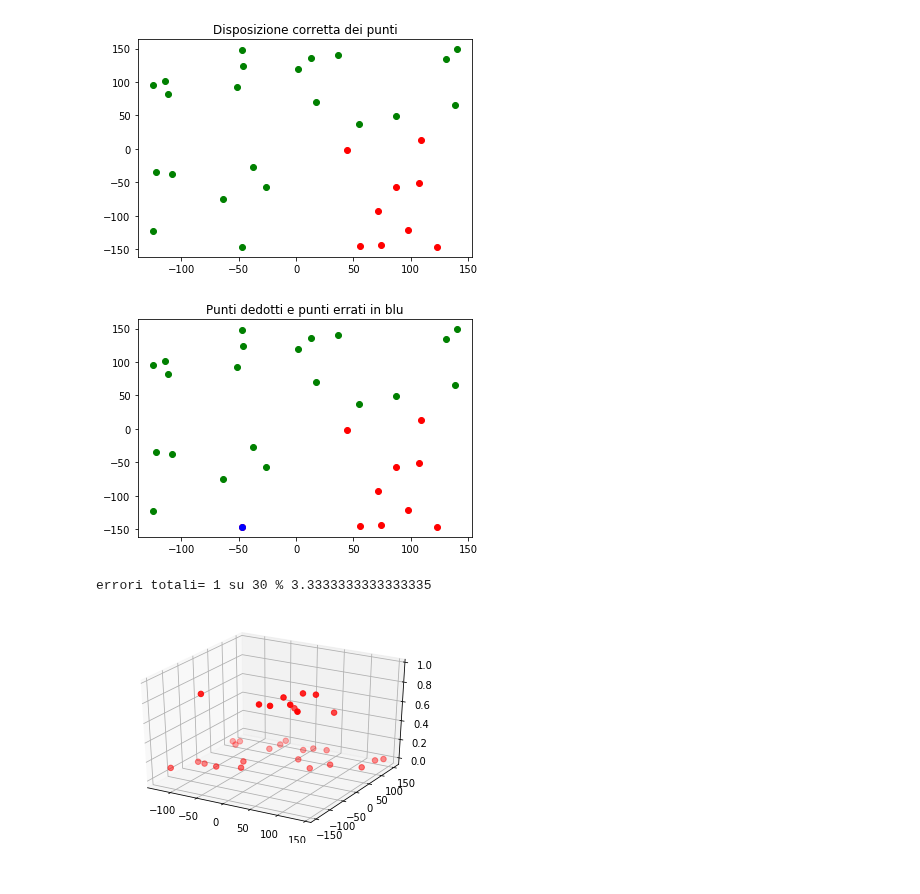
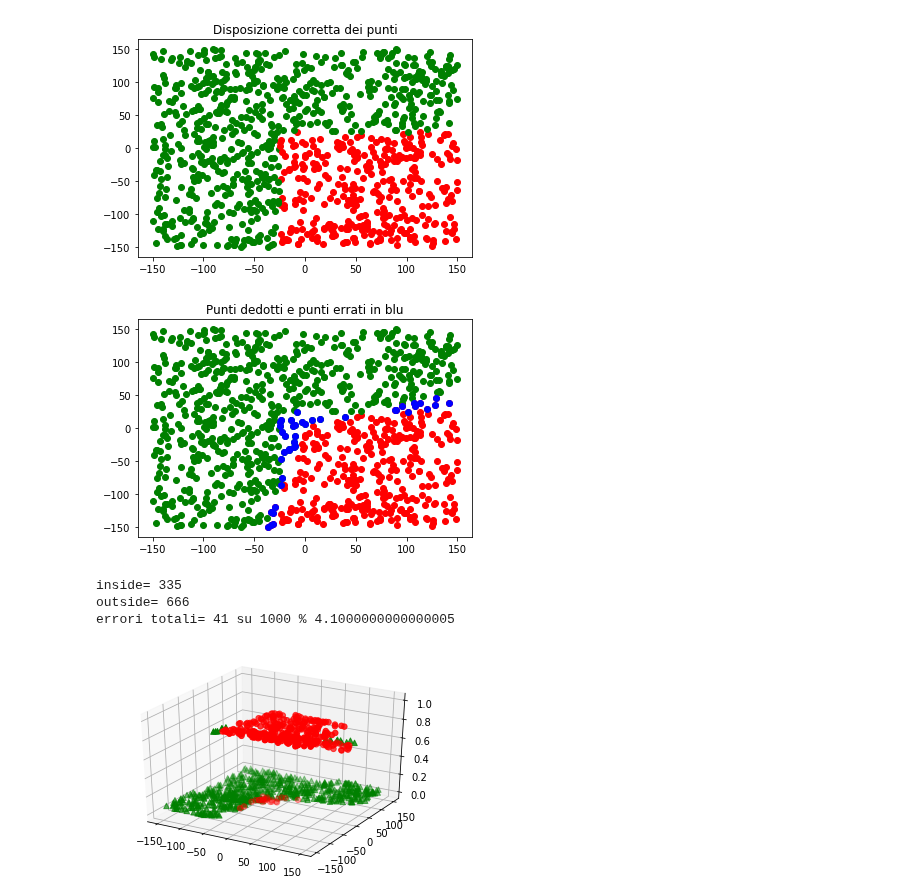
Before and after one commit to stefanoridolfi/Coding_ML, a Jupyter notebook: 2_level_no_Bias.ipynb, the cells around one changed output. Cells and saved outputs as stored; diff of their text form; code cells hidden in the pictures.

```diff
--- a/2_level_no_Bias.ipynb
+++ b/2_level_no_Bias.ipynb
@@ -57,7 +57,7 @@ xb=25
 ya=-25
 yb=25
 learning_rate=0.1
-n=1000
+n=50000
 training_set=[]
 # Set di trainig formato da n punti
 ListaPunti= generaPunti(n)
@@ -122,7 +122,7 @@ for e in range(1,epoche):
 
 
 # TEST SET
-t=30
+t=1000
 test_set=[]
 # Set di trainig formato da n punti
 test_set= generaPunti(t)
@@ -148,52 +148,81 @@ for punto in test_set:
 #plt.show()
 
 # Grafico errori
-Px=[]
-Py=[]
-Zgraph=[]
-
+Px_in=[]
+Px_out=[]
+Py_in=[]
+Py_out=[]
+Zgraph_in=[]
+Zgraph_out=[]
 
 errori_tot=0
 for punto in test_set:
    X=(punto[0],punto[1])
-   Px.append(punto[0])
-   Py.append(punto[1])
+   if posizione(punto,xa,xb,ya,yb)[0]==1:
+     Px_in.append(punto[0])
+     Py_in.append(punto[1])
+
+   else:
+     Px_out.append(punto[0])
+     Py_out.append(punto[1])
+
+
    X=np.array(X)
    X=X.reshape(2,1)
    Y=np.dot(Wih,X)
    Y_act=activation_function(Y)
    Z=np.dot(Who,Y_act)
    Z_act=activation_function(Z)
-   Zgraph.append([Z_act])
+   if posizione(punto,xa,xb,ya,yb)[0]==1:
+     Zgraph_in.append([Z_act])
+   else:
+     Zgraph_out.append([Z_act])
    #print("Z_act:posizione correta",posizione_neurale(Z_act)[0],":",posizione(punto,xa,xb,ya,yb)[0])
    #plt.plot(punto[0],punto[1],posizione_neurale(Z_act)[1])
    #print("Posizione, Z_act,Neurale, Errore Assoluto=",posizione(punto,xa,xb,ya,yb)[0],":",Z_act,":",posizione_neurale(Z_act)[0],":",posizione(punto,xa,xb,ya,yb)[0]-Z_act)
    if posizione_neurale(Z_act)[0]!=posizione(punto,xa,xb,ya,yb)[0]:
      plt.plot(punto[0],punto[1], 'bo')
      #pint("Z_act:formato neurale, output neurale, posizione corretta",Z_act,posizione_neurale(Z_act)[1],",",posizione_neurale(Z_act)[0],posizione(punto,xa,xb,ya,yb)[0])
      errori_tot=errori_tot+1
-Px=np.array(Px)
-Py=np.array(Py)
-Zgraph=np.array(Zgraph)
-Px=Px.reshape(t+1,1)
-Py=Py.reshape(t+1,1)
-Zgraph=Zgraph.reshape(t+1,1)
-
 plt.title("Punti dedotti e punti errati in blu")
 plt.show()
+
+Px_in=np.array(Px_in)
+Px_out=np.array(Px_out)
+Py_in=np.array(Py_in)
+Py_out=np.array(Py_out)
+Zgraph_in=np.array(Zgraph_in)
+Zgraph_out=np.array(Zgraph_out)
+#Px_in=Px_in.reshape(t+1,1)
+#Py_out=Py_out.reshape(t+1,1)
+#Px_in=Px_out.reshape(t+1,1)
+#Py_out=PY_out.reshape(t+1,1)
+#Zgraph_in=Zgraph_in.reshape(t+1,1)
+#Zgraph_out=Zgraph_out.reshape(t+1,1)
+#print("inside=",len(Px_in))
+#print("outside=",len(Px_out))
+
 print("errori totali=",errori_tot, "su", t, "%",(errori_tot/t)*100)
 
 fig = plt.figure()
 ax = fig.gca(projection='3d')
-xdata = Px
-ydata = Py
-zdata = Zgraph
+xdata = Px_in
+ydata = Py_in
+zdata = Zgraph_in
 ax.scatter3D(xdata, ydata, zdata, s=30, c='r', marker='o');
+xdata = Px_out
+ydata = Py_out
+zdata = Zgraph_out
+ax.scatter3D(xdata, ydata, zdata, s=30, c='g', marker='^');
+
+
 # Plot the surface.
 
 plt.show()
 # %% [output]
-[figure, old version]
+[figure, new version]
-[figure, old version]
+[figure, new version]
-errori totali= 1 su 30 % 3.3333333333333335
+inside= 335
+outside= 666
+errori totali= 41 su 1000 % 4.1000000000000005
-[figure, old version]
+[figure, new version]
```
